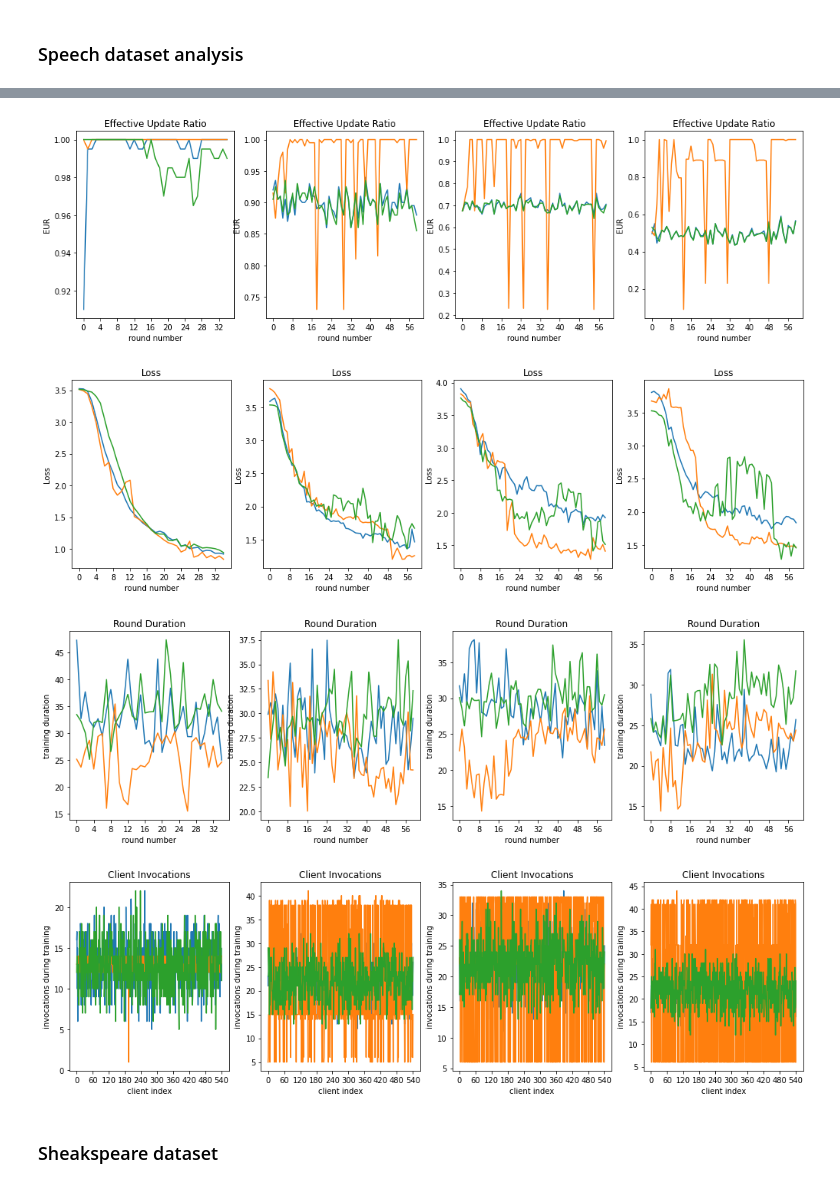
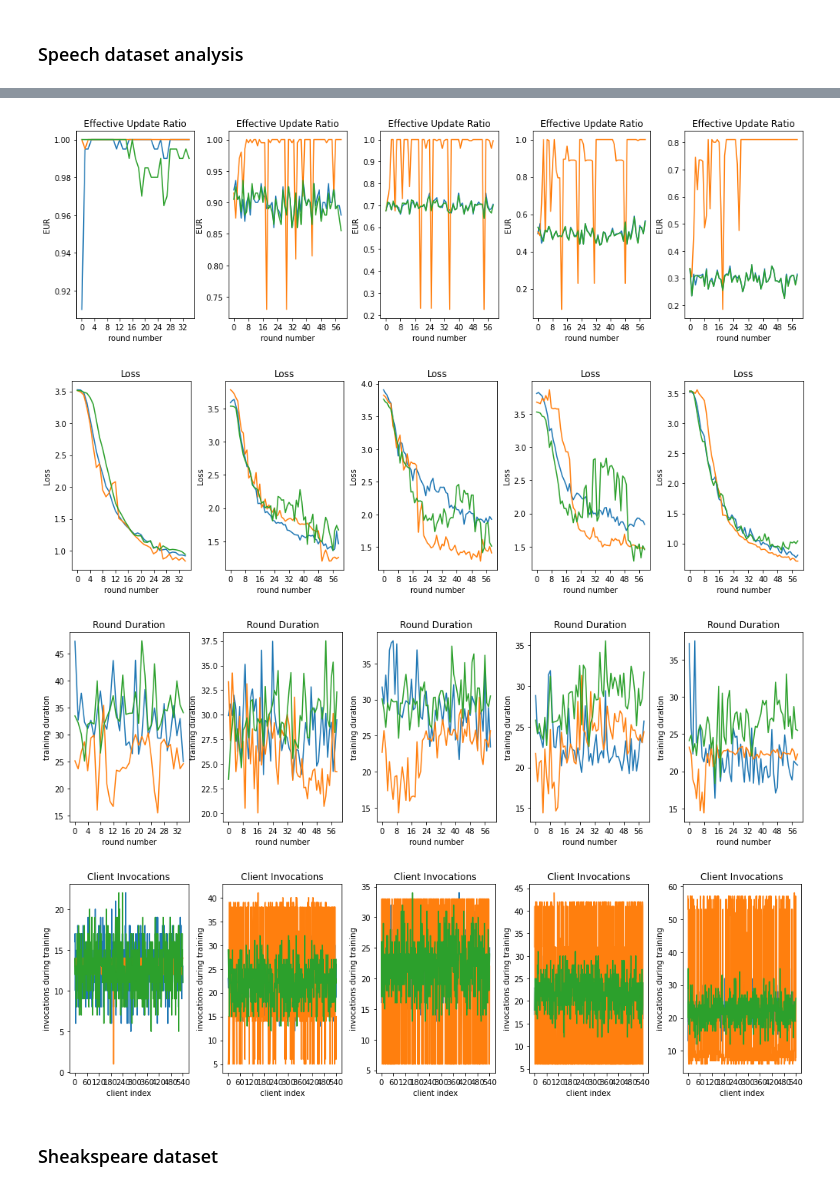
Before and after one commit to Serverless-Federated-Learning/FedLesScan, a Jupyter notebook: experiment/plots/eur_real.ipynb, the cells around one changed output, grey strips where cells are left out. Drawn from its saved outputs; the diff is of its cells as text; code cells hidden in the pictures.

```diff
--- a/experiment/plots/eur_real.ipynb
+++ b/experiment/plots/eur_real.ipynb
@@ -79,12 +79,12 @@ EUR mean: 0.465, straggler rounds: 40
 ### Speech dataset analysis
 # %%
 base_path = "../../out/real_world/speech_dataset"
-dataset_titles = ["speech-0","speech-0.1","speech-0.3","speech-0.5"]
+dataset_titles = ["speech-0","speech-0.1","speech-0.3","speech-0.5","speech-0.7"]
 
-path_normals = [f'{base_path}/speech-0',f'{base_path}/speech-0.1',f'{base_path}/speech-0.3',f'{base_path}/speech-0.5']
-path_prox = [f'{base_path}/speech-prox-0',f'{base_path}/speech-prox-0.1',f'{base_path}/speech-prox-0.3',f'{base_path}/speech-prox-0.5']
+path_normals = [f'{base_path}/speech-0',f'{base_path}/speech-0.1',f'{base_path}/speech-0.3',f'{base_path}/speech-0.5',f'{base_path}/speech-0.7']
+path_prox = [f'{base_path}/speech-prox-0',f'{base_path}/speech-prox-0.1',f'{base_path}/speech-prox-0.3',f'{base_path}/speech-prox-0.5',f'{base_path}/speech-prox-0.7']
 
-path_enhanced = [f'{base_path}/speech-enhanced-0',f'{base_path}/speech-enhanced-0.1',f'{base_path}/speech-enhanced-0.3',f'{base_path}/speech-enhanced-0.5']
+path_enhanced = [f'{base_path}/speech-enhanced-0',f'{base_path}/speech-enhanced-0.1',f'{base_path}/speech-enhanced-0.3',f'{base_path}/speech-enhanced-0.5',f'{base_path}/speech-enhanced-0.7']
 
 
 plot_dataset_compare_3(path_normals,path_enhanced,path_prox,dataset_titles)
@@ -110,7 +110,7 @@ EUR mean: 0.4940833333333334, straggler rounds: 60
-[figure, old version]
+[figure, new version]
-[figure, old version]
+[figure, new version]
-[figure, old version]
+[figure, new version]
-[figure, old version]
+[figure, new version]
 # %% [markdown]
 ### Sheakspeare dataset
 # %%
```
Also changed, not shown: parts of 4 cells of this notebook.
